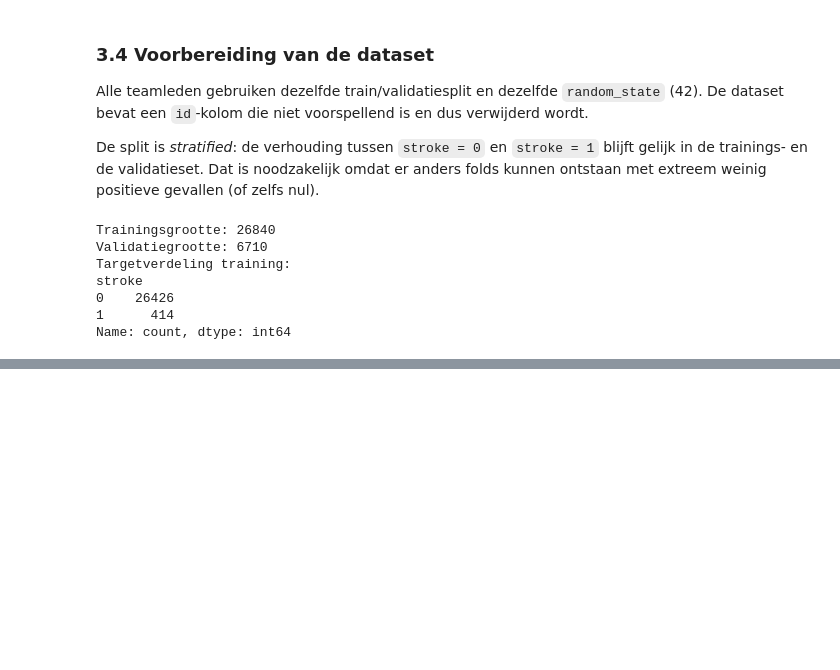
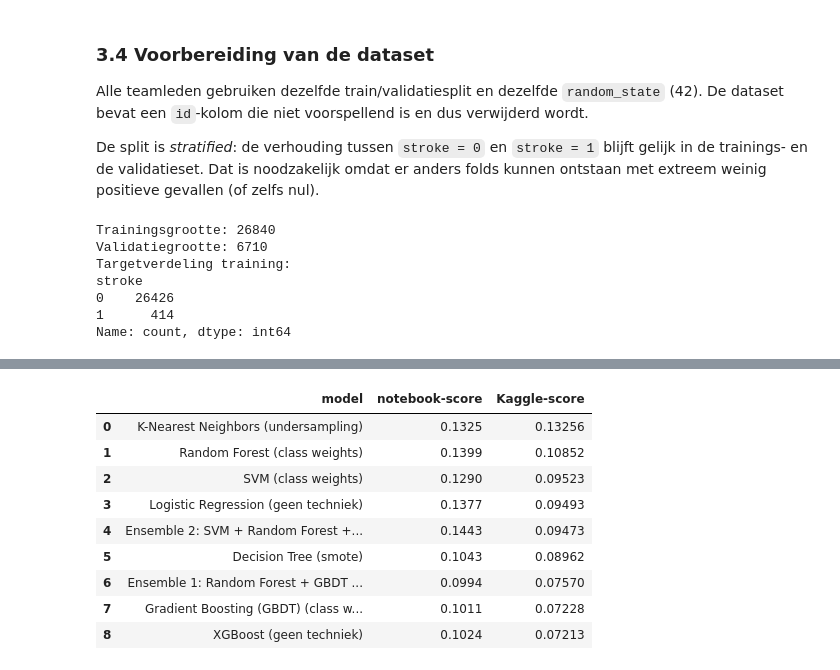
Before and after one commit to Artheriax/Machine-learning-3, a Jupyter notebook: Merged/Main.ipynb, the cells around one changed output, grey strips where cells are left out. Saved outputs shown, nothing was run; the diff lists cells and outputs as text; code cells hidden in the pictures; blank space fills up the shorter version.

```diff
--- a/Merged/Main.ipynb
+++ b/Merged/Main.ipynb
@@ -773,6 +832,12 @@ def vergelijk_imbalance_technieken(model_factory: object,
     wanneer het klassegewicht zelf al een tunbare hyperparameter is en de
     variant 'class weights' daardoor samenvalt met 'geen techniek'.
 
+    Een variant is een tuple (naam, use_smote, use_weights) en mag optioneel
+    een eigen `param_grid` als vierde element meekrijgen. Dat is nodig wanneer
+    een hyperparametercombinatie aantoonbaar niet convergeert; die combinatie
+    wordt dan per variant uit de zoekruimte gehouden in plaats van de
+    bijbehorende waarschuwing te onderdrukken (zie §6.3).
+
     `model_factory` krijgt één argument (`use_weights`) en levert een *vers*
     model zonder hyperparameters; die worden immers per trial door Optuna
     gekozen. Zo kan dezelfde functie alle varianten opbouwen.
@@ -787,10 +852,12 @@ def vergelijk_imbalance_technieken(model_factory: object,
 
     # Elke variant wordt volledig opnieuw getuned: de beste hyperparameters
     # kunnen immers per imbalance-techniek verschillen.
-    for variant_naam, use_smote, use_weights in varianten:
+    for variant in varianten:
+        variant_naam, use_smote, use_weights = variant[:3]
+        variant_param_grid = variant[3] if len(variant) > 3 else param_grid
         resultaat = train_en_evalueer(
             model=model_factory(use_weights),
-            param_grid=param_grid,
+            param_grid=variant_param_grid,
             naam=f'{naam} - {variant_naam}',
             use_smote=use_smote,
             n_trials=n_trials,
@@ -810,9 +877,9 @@ def vergelijk_imbalance_technieken(model_factory: object,
         f"(CV F1: {beste_resultaat['cv_f1']:.4f})"
     )
 
-    # Alle varianten worden bewaard, zodat de scores later in het notebook
-    # vergeleken kunnen worden — inclusief de val_f1 per variant, die in de
-    # conclusie (sectie 7) wordt gebruikt.
+    # Alle varianten worden bewaard, zodat de scores later bij de
+    # modelvergelijking (en in de resultatentabel) gebruikt kunnen worden —
+    # inclusief de val_f1 per variant.
     beste_resultaat['alle_techniek_resultaten'] = resultaten
     return beste_resultaat
 # %% [markdown]
@@ -1717,0 +2317,75 @@ weighted avg       0.97      0.93      0.95      6710
+# %%
+# `kies_val_winnaar_resultaat` is gedefinieerd in sectie 8 en wordt hier
+# hergebruikt, zodat de selectie van de beste variant maar op één plek staat.
+
+
+def techniek_label(resultaat: dict) -> str:
+    """Korte weergavenaam van de gekozen imbalance-variant."""
+    return (resultaat['imbalance_techniek']
+            .replace('Alleen ', '')
+            .replace(' (gewicht getuned)', '')
+            .lower())
+
+
+# Alle individuele modellen met hun beste variant (op val-F1).
+individuele_modellen = [
+    ('K-Nearest Neighbors', knn_resultaten),
+    ('Logistic Regression', logreg_resultaten),
+    ('SVM', svm_resultaten),
+    ('Decision Tree', dt_resultaten),
+    ('Random Forest', rf_resultaten),
+    ('Gradient Boosting (GBDT)', gb_resultaten),
+    ('XGBoost', xgb_resultaten),
+]
+
+# Kaggle-scores uit het gedeelde resultatenbestand (sectie 4).
+kaggle_per_model = {rij['model'].lower(): rij['Kaggle-score']
+                    for _, rij in resultaten_tabel.iterrows()}
+
+# Eindtabel in het vaste teamformat: model | notebook-score | Kaggle-score.
+rijen = []
+for model_naam, resultaat in individuele_modellen:
+    winnaar = kies_val_winnaar_resultaat(resultaat)
+    label = f"{model_naam} ({techniek_label(winnaar)})"
+    rijen.append([label, round(winnaar['val_f1'], 4),
+                  kaggle_per_model.get(label.lower())])
+for label, resultaat in [
+    ('Ensemble 1: Random Forest + GBDT + XGBoost', ens_resultaten),
+    ('Ensemble 2: SVM + Random Forest + Logistic Regression', tweede_ens_resultaten),
+]:
+    rijen.append([label, round(resultaat['val_f1'], 4),
+                  kaggle_per_model.get(label.lower())])
+
+eindresultaten = pd.DataFrame(
+    rijen, columns=['model', 'notebook-score', 'Kaggle-score'])
+
+# Sorteer op de Kaggle-score (het einddoel); nog niet ingediende modellen onderaan.
+eindresultaten['Kaggle-score'] = pd.to_numeric(
+    eindresultaten['Kaggle-score'], errors='coerce')
+eindresultaten = eindresultaten.sort_values(
+    'Kaggle-score', ascending=False, na_position='last').reset_index(drop=True)
+
+weergave = eindresultaten.copy()
+weergave['Kaggle-score'] = weergave['Kaggle-score'].fillna('— (nog niet ingediend)')
+display(weergave)
+
+print('\nInstellingen van de variant met de hoogste val-F1 per model:')
+for model_naam, resultaat in individuele_modellen:
+    winnaar = kies_val_winnaar_resultaat(resultaat)
+    print(f"- {model_naam}: {winnaar['beste_params']} "
+          f"(drempel {winnaar['threshold']:.2f}, val-F1 {winnaar['val_f1']:.4f})")
+for label, resultaat in [('Ensemble 1', ens_resultaten),
+                         ('Ensemble 2', tweede_ens_resultaten)]:
+    print(f"- {label}: {resultaat['beste_params']} "
+          f"(drempel {resultaat['threshold']:.2f}, val-F1 {resultaat['val_f1']:.4f})")
+# %% [output]
+|  | model | notebook-score | Kaggle-score |
+| 0 | K-Nearest Neighbors (undersampling) | 0.1325 | 0.13256 |
+| 1 | Random Forest (class weights) | 0.1399 | 0.10852 |
+| 2 | SVM (class weights) | 0.1290 | 0.09523 |
+| 3 | Logistic Regression (geen techniek) | 0.1377 | 0.09493 |
+| 4 | Ensemble 2: SVM + Random Forest +... | 0.1443 | 0.09473 |
+| 5 | Decision Tree (smote) | 0.1043 | 0.08962 |
+| 6 | Ensemble 1: Random Forest + GBDT ... | 0.0994 | 0.07570 |
+| 7 | Gradient Boosting (GBDT) (class w... | 0.1011 | 0.07228 |
+| 8 | XGBoost (geen techniek) | 0.1024 | 0.07213 |
```
Also changed, not shown: parts of 47 cells of this notebook, 9 other files.
